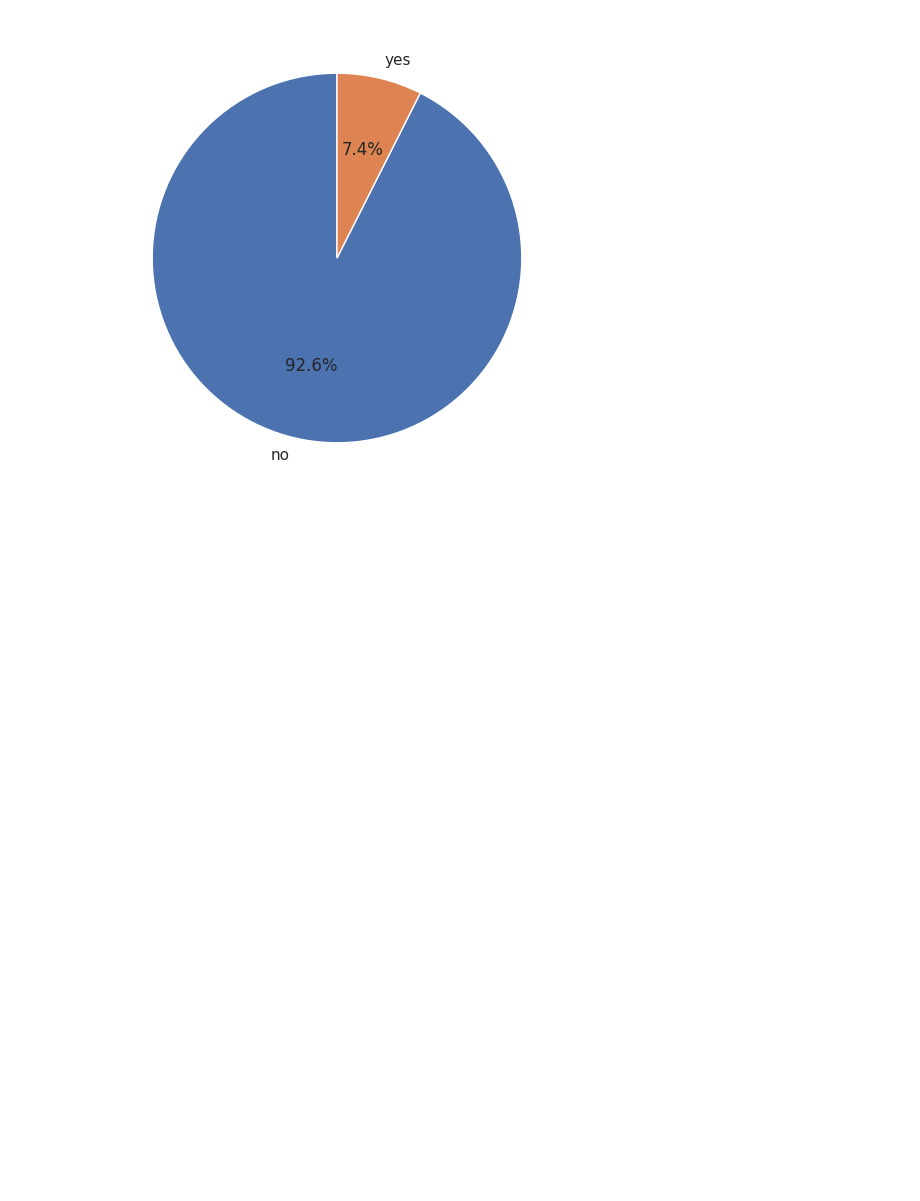
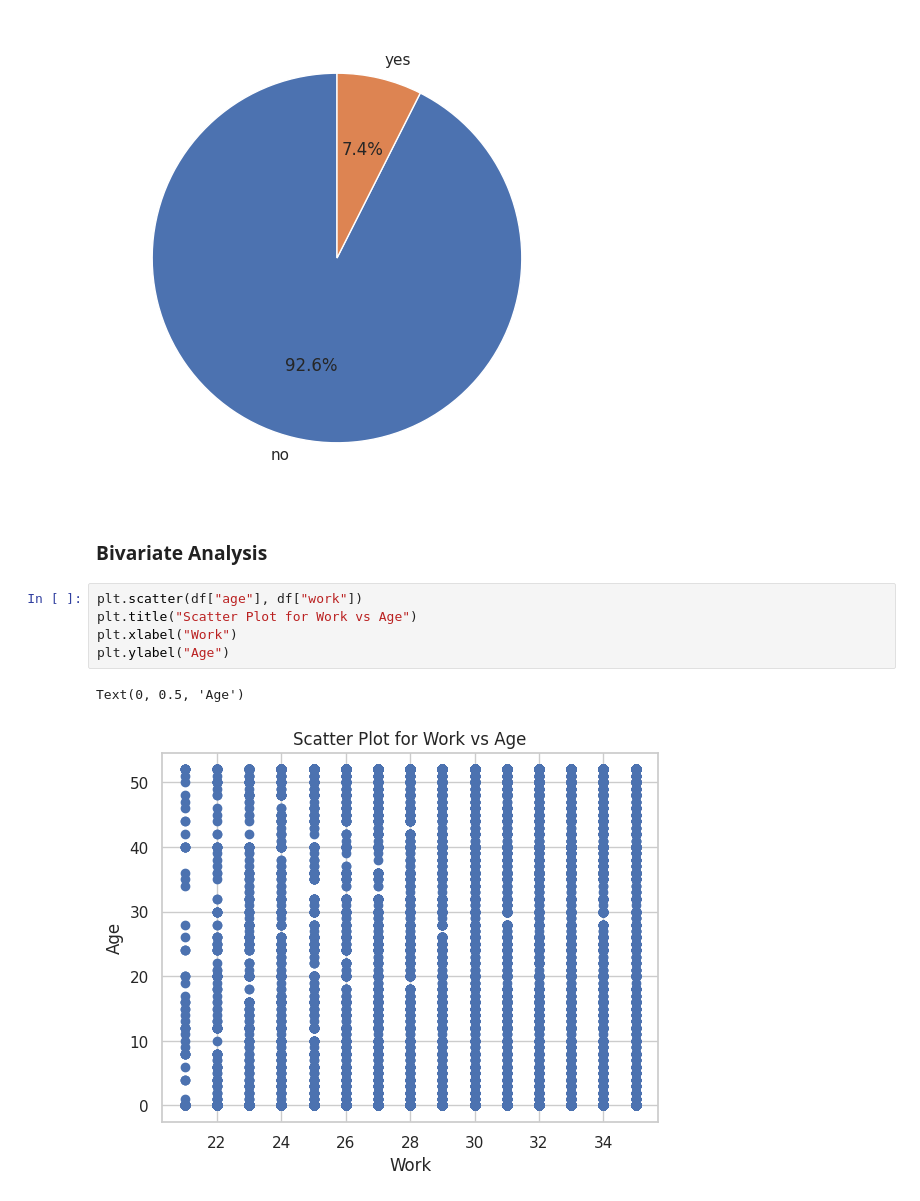
Before and after one commit to DivyamJain0212/EDA-Model-Fertility2, a Jupyter notebook: Divyam_Jain_EDA.ipynb, the cells around one changed output. Cells and saved outputs as stored; diff of their text form; blank space fills up the shorter version.

```diff
--- a/Divyam_Jain_EDA.ipynb
+++ b/Divyam_Jain_EDA.ipynb
@@ -246,3 +246,13 @@ plt.show()
 # %% [output]
 NameError: name 'hispanic' is not defined
 [figure]
+# %% [markdown]
+### **Bivariate Analysis**
+# %%
+plt.scatter(df["age"], df["work"])
+plt.title("Scatter Plot for Work vs Age")
+plt.xlabel("Work")
+plt.ylabel("Age")
+# %% [output]
+Text(0, 0.5, 'Age')
+[figure, added]
```
Also changed, not shown: parts of 4 cells of this notebook.
